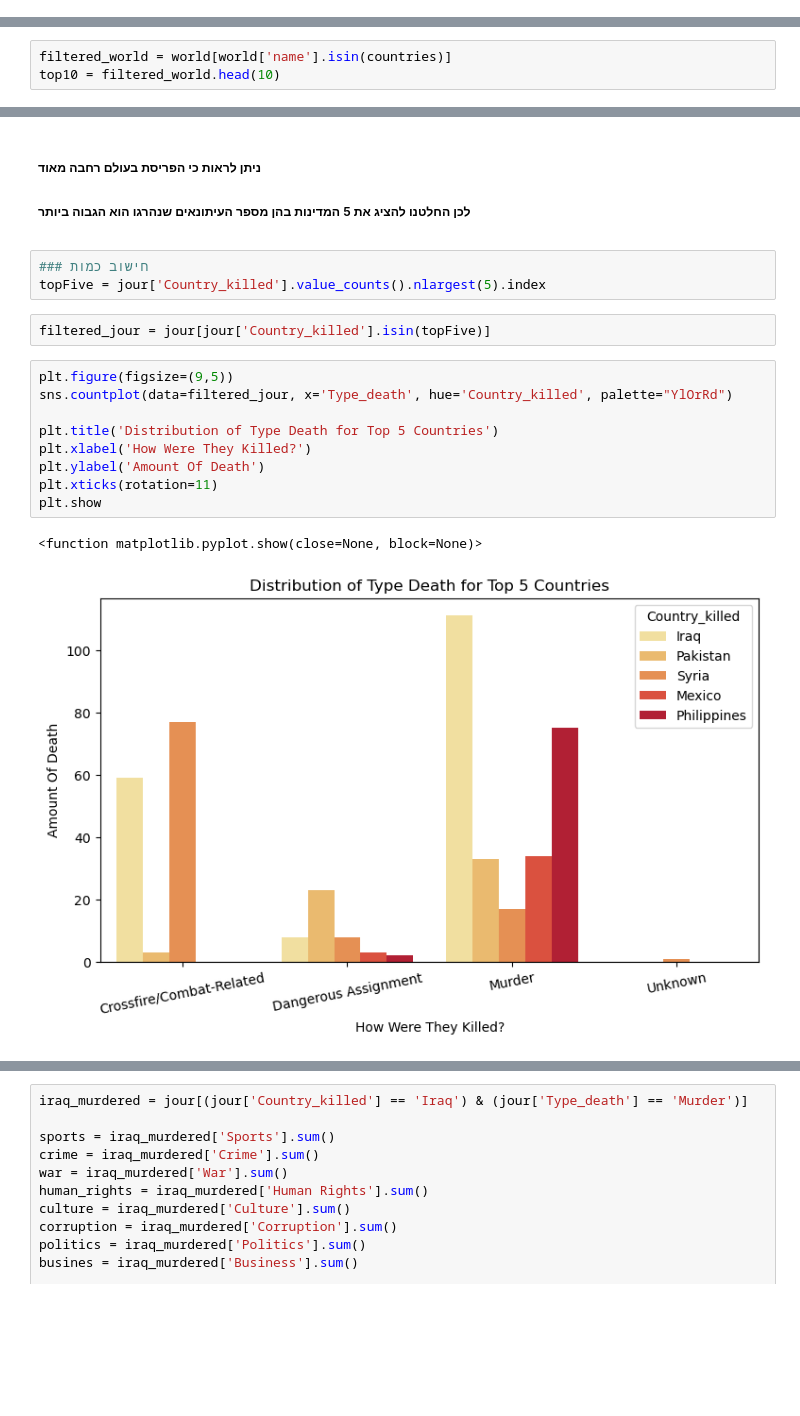
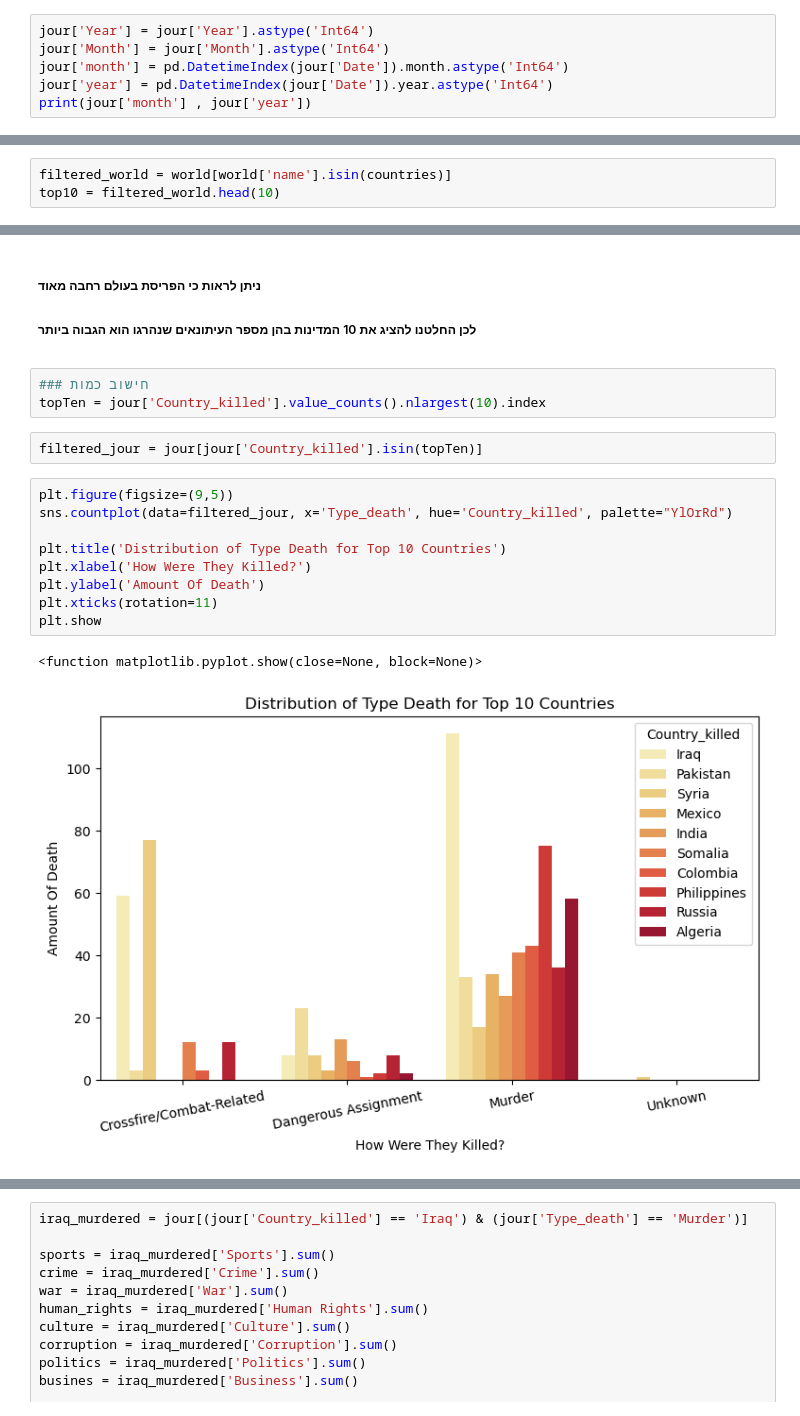
Before and after one commit to lauMren/Journalists-Project, a Jupyter notebook: LAST196.ipynb, the cells around one changed output, grey strips where cells are left out. Saved outputs shown, nothing was run; the diff lists cells and outputs as text; blank space fills up the shorter version.

```diff
--- a/LAST196.ipynb
+++ b/LAST196.ipynb
@@ -95,0 +151,6 @@ jour['Month'] = jour['Date'].dt.month
+# %%
+jour['Year'] = jour['Year'].astype('Int64')
+jour['Month'] = jour['Month'].astype('Int64')
+jour['month'] = pd.DatetimeIndex(jour['Date']).month.astype('Int64')
+jour['year'] = pd.DatetimeIndex(jour['Date']).year.astype('Int64')
+print(jour['month'] , jour['year'])
@@ -234,26 +319,26 @@ Name: count, dtype: int64
 <div dir="rtl">
 
 ##### ניתן לראות כי הפריסת בעולם רחבה מאוד
-##### לכן החלטנו להציג את 5 המדינות בהן מספר העיתונאים שנהרגו הוא הגבוה ביותר
+##### לכן החלטנו להציג את 10 המדינות בהן מספר העיתונאים שנהרגו הוא הגבוה ביותר
 
 </div>
 # %%
 ### חישוב כמות
-topFive = jour['Country_killed'].value_counts().nlargest(5).index
+topTen = jour['Country_killed'].value_counts().nlargest(10).index
 # %%
-filtered_jour = jour[jour['Country_killed'].isin(topFive)]
+filtered_jour = jour[jour['Country_killed'].isin(topTen)]
 # %%
 plt.figure(figsize=(9,5))
 sns.countplot(data=filtered_jour, x='Type_death', hue='Country_killed', palette="YlOrRd")
 
-plt.title('Distribution of Type Death for Top 5 Countries')
+plt.title('Distribution of Type Death for Top 10 Countries')
 plt.xlabel('How Were They Killed?')
 plt.ylabel('Amount Of Death')
 plt.xticks(rotation=11)
 plt.show
 # %% [output]
 <function matplotlib.pyplot.show(close=None, block=None)>
-[figure, old version]
+[figure, new version]
 # %% [markdown]
 <div dir="rtl">
 
```
Also changed, not shown: parts of 37 cells of this notebook.
